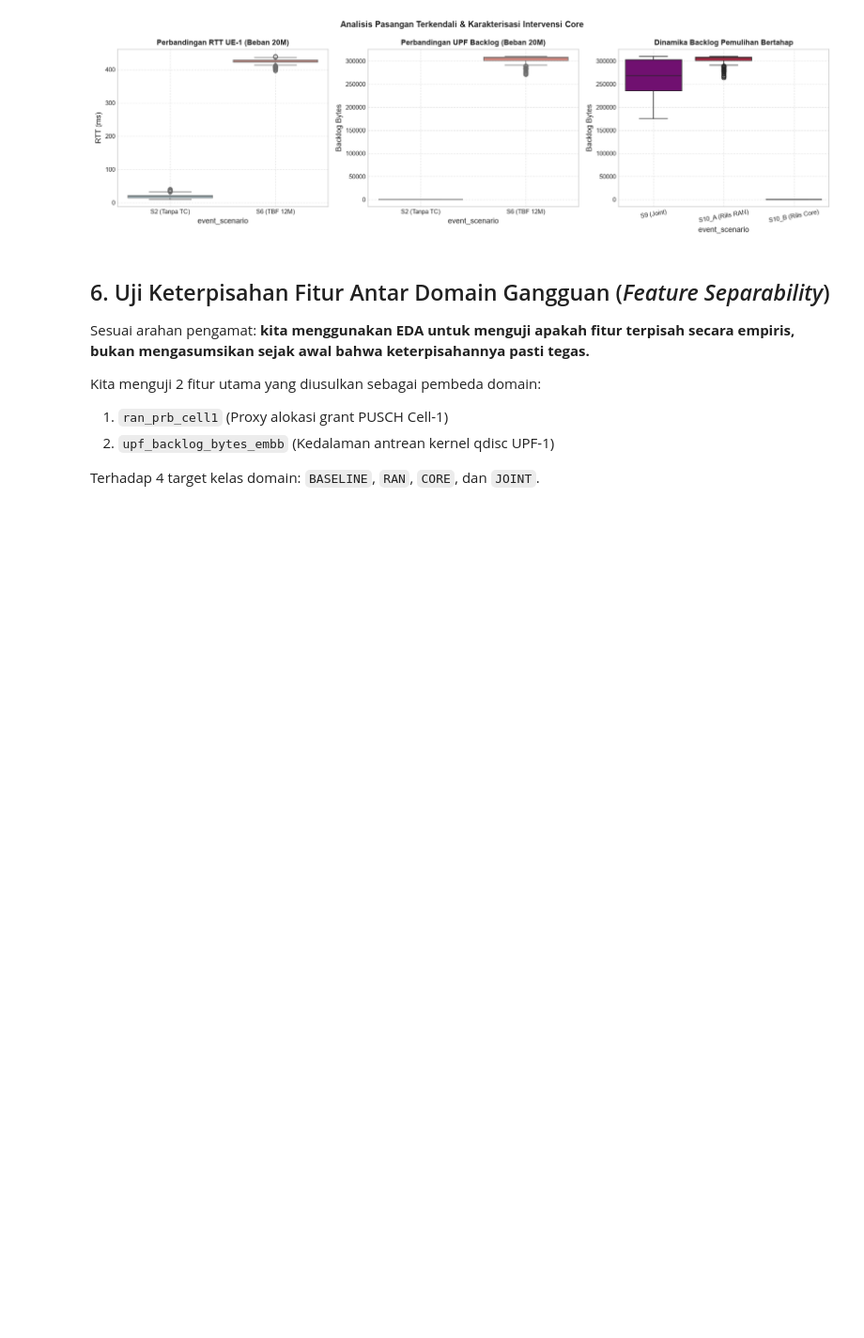
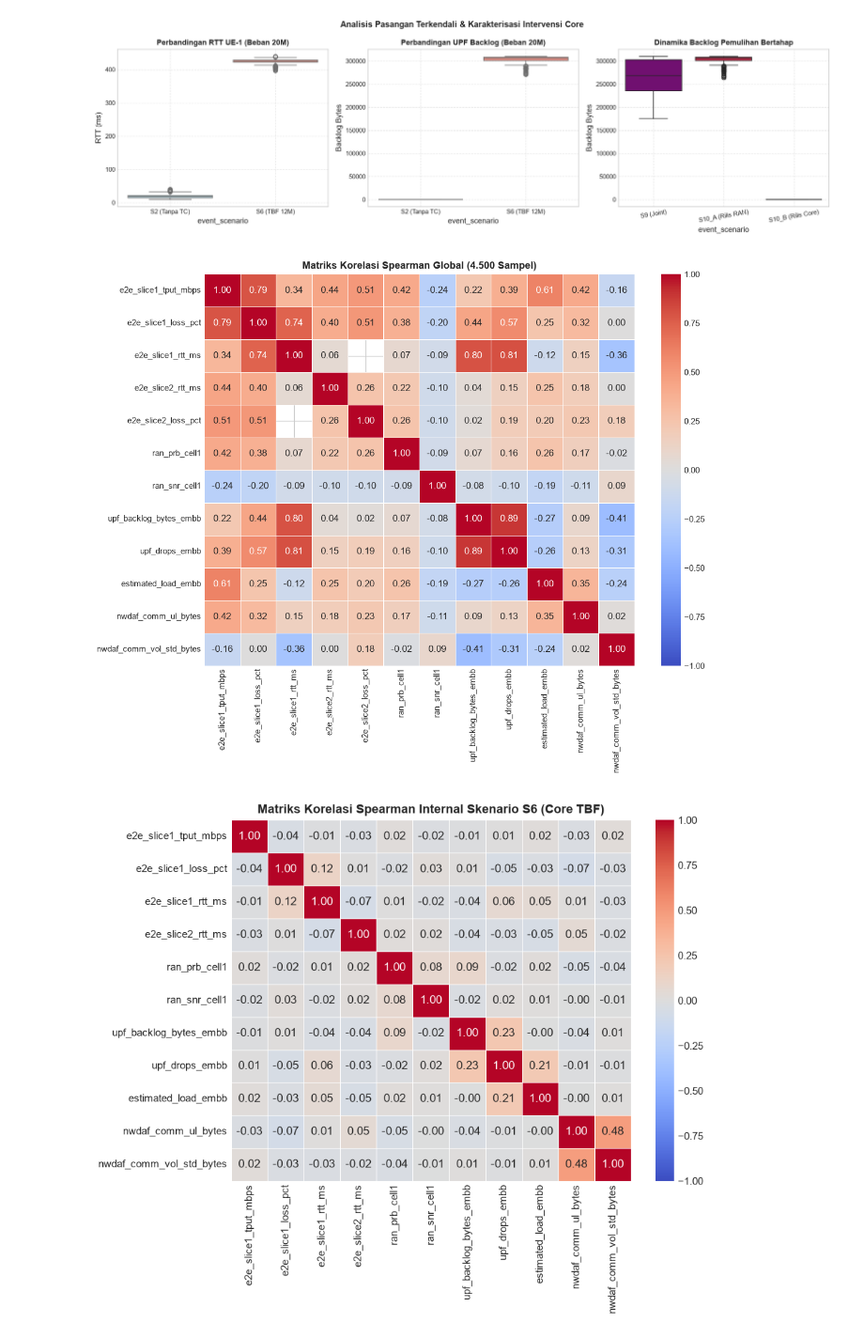
Before and after one commit to IdhulRahman/Thesis, a Jupyter notebook: experiments/01_telemetry_eda.ipynb, the cells around one changed output. Shown at 94% size. Drawn from its saved outputs; the diff is of its cells as text; code cells hidden in the pictures; blank space fills up the shorter version.

```diff
--- a/experiments/01_telemetry_eda.ipynb
+++ b/experiments/01_telemetry_eda.ipynb
@@ -297,13 +301,33 @@ plt.tight_layout()
 plt.show()
 # %% [output]
 [figure]
-# %% [markdown]
-## 6. Uji Keterpisahan Fitur Antar Domain Gangguan (*Feature Separability*)
-
-Sesuai arahan pengamat: **kita menggunakan EDA untuk menguji apakah fitur terpisah secara empiris, bukan mengasumsikan sejak awal bahwa keterpisahannya pasti tegas.**
-
-Kita menguji 2 fitur utama yang diusulkan sebagai pembeda domain:
-1. `ran_prb_cell1` (Proxy alokasi grant PUSCH Cell-1)
-2. `upf_backlog_bytes_embb` (Kedalaman antrean kernel qdisc UPF-1)
-
-Terhadap 4 target kelas domain: `BASELINE`, `RAN`, `CORE`, dan `JOINT`.
+# %%
+# 3. Analisis matriks korelasi Spearman (Global & Internal S6)
+candidate_features = [
+    'e2e_slice1_tput_mbps', 'e2e_slice1_loss_pct', 'e2e_slice1_rtt_ms',
+    'e2e_slice2_rtt_ms', 'e2e_slice2_loss_pct',
+    'ran_prb_cell1', 'ran_snr_cell1',
+    'upf_backlog_bytes_embb', 'upf_drops_embb', 'estimated_load_embb',
+    'nwdaf_comm_ul_bytes', 'nwdaf_comm_vol_std_bytes'
+]
+
+# Korelasi Spearman Global
+corr_global = df[candidate_features].corr(method='spearman')
+plt.figure(figsize=(10, 8))
+sns.heatmap(corr_global, annot=True, fmt='.2f', cmap='coolwarm', vmin=-1.0, vmax=1.0, linewidths=0.5)
+plt.title('Matriks Korelasi Spearman Global (4.500 Sampel)', fontweight='bold')
+plt.tight_layout()
+plt.show()
+
+# Korelasi Spearman Internal Skenario Core Bottleneck (S6)
+df_s6 = df[df['event_scenario'] == 'S6_CORE_QUEUE_TBF'][candidate_features].dropna(axis=1, how='all')
+varying_s6 = [c for c in df_s6.columns if df_s6[c].nunique() > 1]
+corr_s6 = df_s6[varying_s6].corr(method='spearman')
+plt.figure(figsize=(8, 6.5))
+sns.heatmap(corr_s6, annot=True, fmt='.2f', cmap='coolwarm', vmin=-1.0, vmax=1.0, linewidths=0.5)
+plt.title('Matriks Korelasi Spearman Internal Skenario S6 (Core TBF)', fontweight='bold')
+plt.tight_layout()
+plt.show()
+# %% [output]
+[figure, added]
+[figure, added]
```
Also changed, not shown: parts of 24 cells of this notebook.
